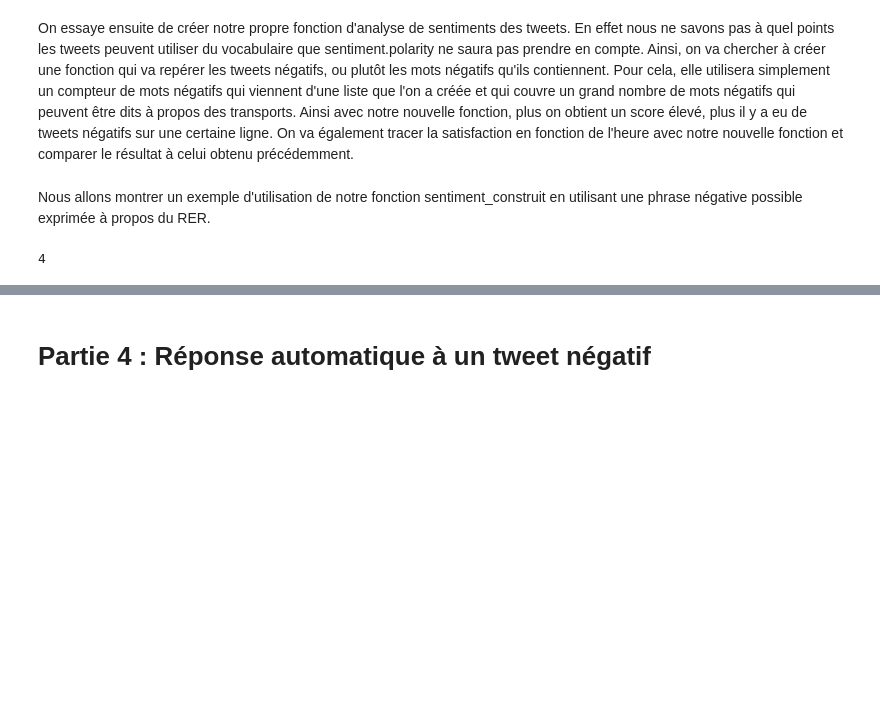
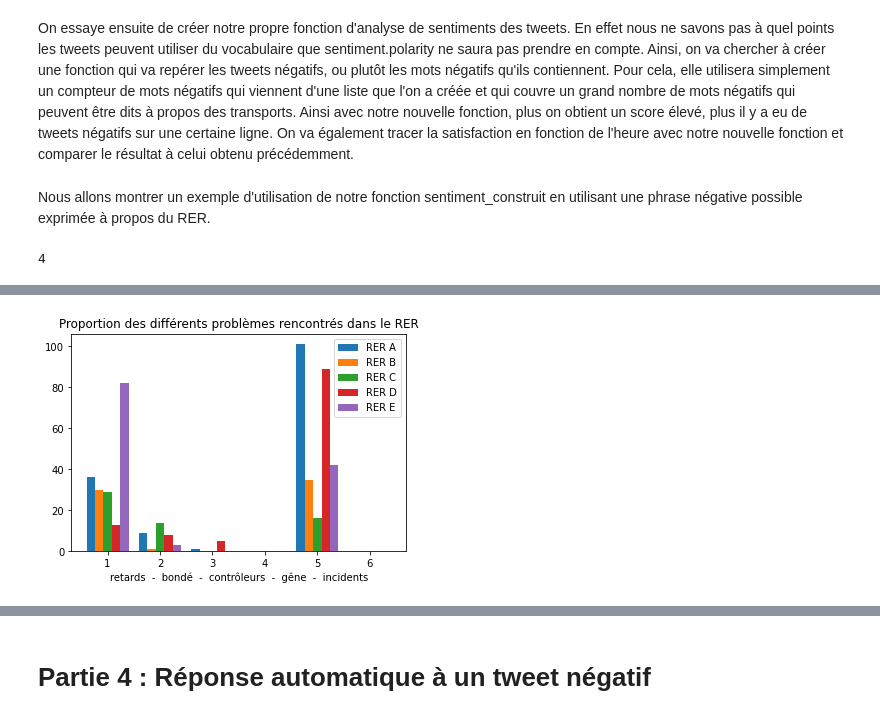
Before and after one commit to loreleida/RATP, a Jupyter notebook: RATP.ipynb, the cells around one changed output, grey strips where cells are left out. Saved outputs shown, nothing was run; the diff lists cells and outputs as text; code cells hidden in the pictures; blank space fills up the shorter version.

```diff
--- a/RATP.ipynb
+++ b/RATP.ipynb
@@ -429,0 +398,82 @@ KeyError: ignored
+# %%
+histoA=[]
+histoB=[]
+histoC=[]
+histoD=[]
+histoE=[]
+
+for tweet in tweets_A :
+    phrase=tweet.split()
+    for mot in phrase :
+        if mot in problemes_retard :
+            histoA.append(1)
+        if mot in problemes_RER_bondé :
+            histoA.append(2)
+        if mot in problemes_controleur :
+            histoA.append(3)
+        if mot in problemes_gene :
+            histoA.append(4)
+        if mot in problemes_incidents :
+            histoA.append(5)
+
+for tweet in tweets_B :
+    phrase=tweet.split()
+    for mot in phrase :
+        if mot in problemes_retard :
+            histoB.append(1)
+        if mot in problemes_RER_bondé :
+            histoB.append(2)
+        if mot in problemes_controleur :
+            histoB.append(3)
+        if mot in problemes_gene :
+            histoB.append(4)
+        if mot in problemes_incidents :
+            histoB.append(5)
+
+for tweet in tweets_C :
+    phrase=tweet.split()
+    for mot in phrase :
+        if mot in problemes_retard :
+            histoC.append(1)
+        if mot in problemes_RER_bondé :
+            histoC.append(2)
+        if mot in problemes_controleur :
+            histoC.append(3)
+        if mot in problemes_gene :
+            histoC.append(4)
+        if mot in problemes_incidents :
+            histoC.append(5)
+
+for tweet in tweets_D :
+    phrase=tweet.split()
+    for mot in phrase :
+        if mot in problemes_retard :
+            histoD.append(1)
+        if mot in problemes_RER_bondé :
+            histoD.append(2)
+        if mot in problemes_controleur :
+            histoD.append(3)
+        if mot in problemes_gene :
+            histoD.append(4)
+        if mot in problemes_incidents :
+            histoD.append(5)
+
+for tweet in tweets_E :
+    phrase=tweet.split()
+    for mot in phrase :
+        if mot in problemes_retard :
+            histoE.append(1)
+        if mot in problemes_RER_bondé :
+            histoE.append(2)
+        if mot in problemes_controleur :
+            histoE.append(3)
+        if mot in problemes_gene :
+            histoE.append(4)
+        if mot in problemes_incidents :
+            histoE.append(5)
+
+plt.hist([histoA, histoB, histoC, histoD, histoE], bins=[0.5,1.5,2.5,3.5,4.5,5.5,6.5], label=['RER A', 'RER B', 'RER C', 'RER D', 'RER E'])
+plt.legend()
+plt.xlabel('retards  -  bondé  -  contrôleurs  -  gêne  -  incidents')
+plt.title('Proportion des différents problèmes rencontrés dans le RER')
+# %% [output]
@@ -429,0 +481 @@ KeyError: ignored
+[figure, added]
```
Also changed, not shown: parts of 39 cells of this notebook.
